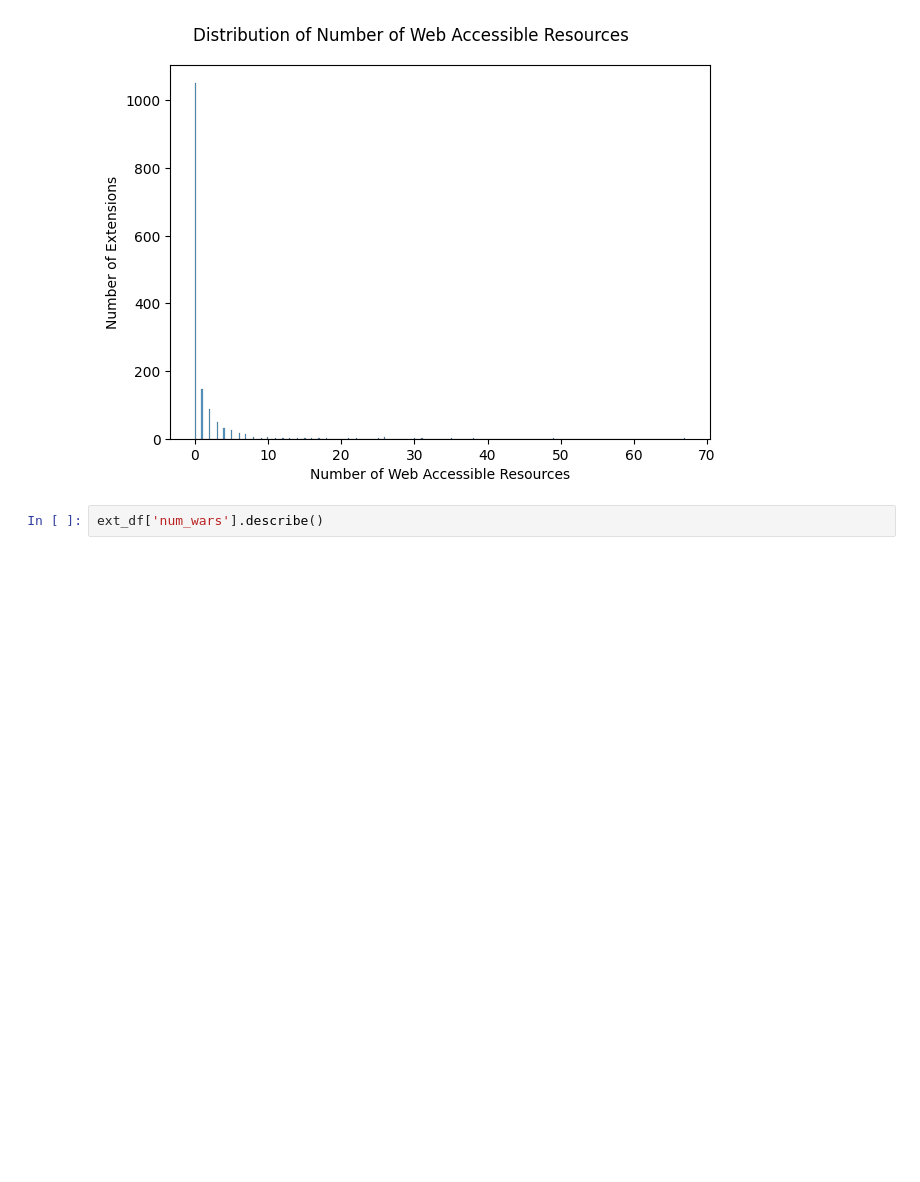
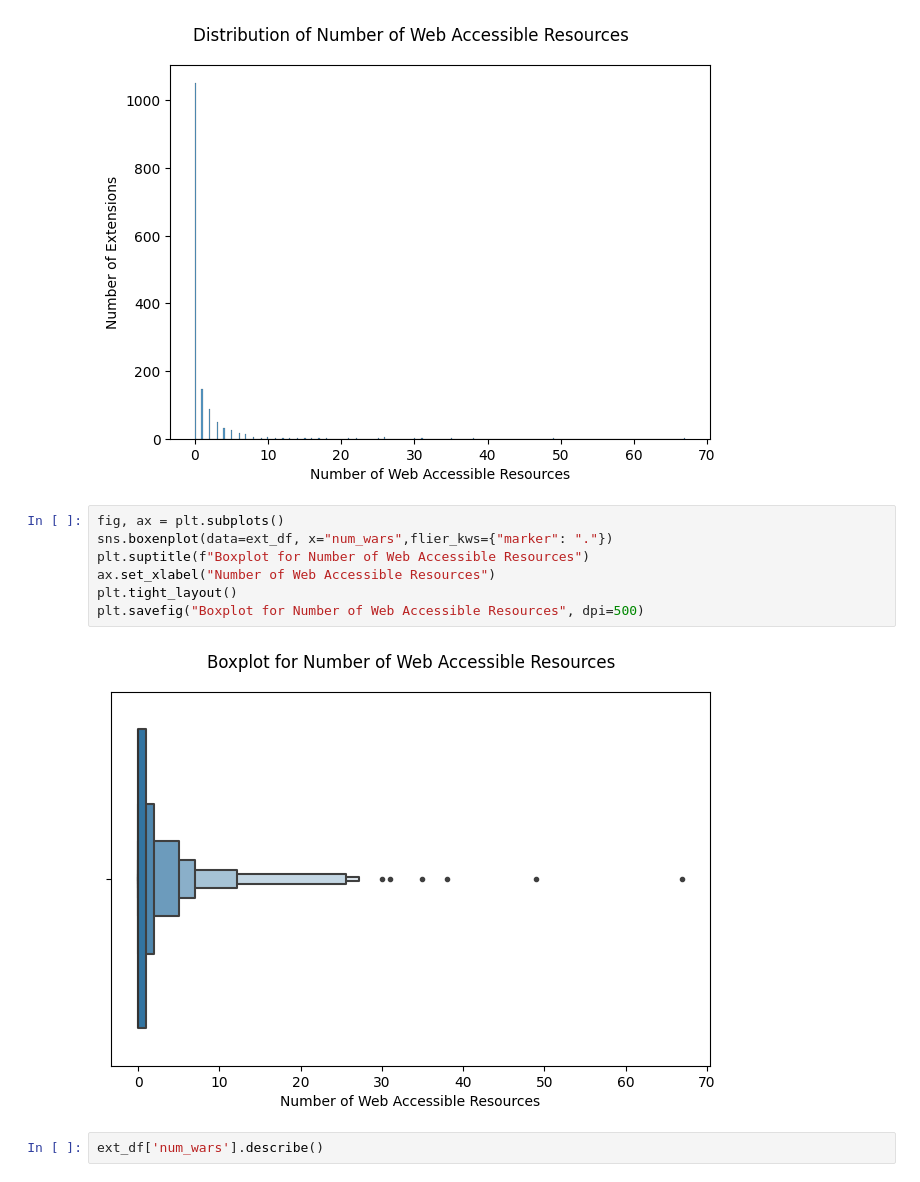
Before and after one commit to amad-person/browser-sec-project, a Jupyter notebook: Extension_Analysis.ipynb, the cells around one changed output. Drawn from its saved outputs; the diff is of its cells as text; blank space fills up the shorter version.

Commit message:
Add boxplot for WARs

```diff
--- a/Extension_Analysis.ipynb
+++ b/Extension_Analysis.ipynb
@@ -538,6 +538,15 @@ plt.tight_layout()
 plt.savefig("Distribution of Number of Web Accessible Resources", dpi=500)
 # %% [output]
 [figure]
+# %%
+fig, ax = plt.subplots()
+sns.boxenplot(data=ext_df, x="num_wars",flier_kws={"marker": "."})
+plt.suptitle(f"Boxplot for Number of Web Accessible Resources")
+ax.set_xlabel("Number of Web Accessible Resources")
+plt.tight_layout()
+plt.savefig("Boxplot for Number of Web Accessible Resources", dpi=500)
+# %% [output]
+[figure, added]
 # %%
 ext_df['num_wars'].describe()
 # %% [output]
```
